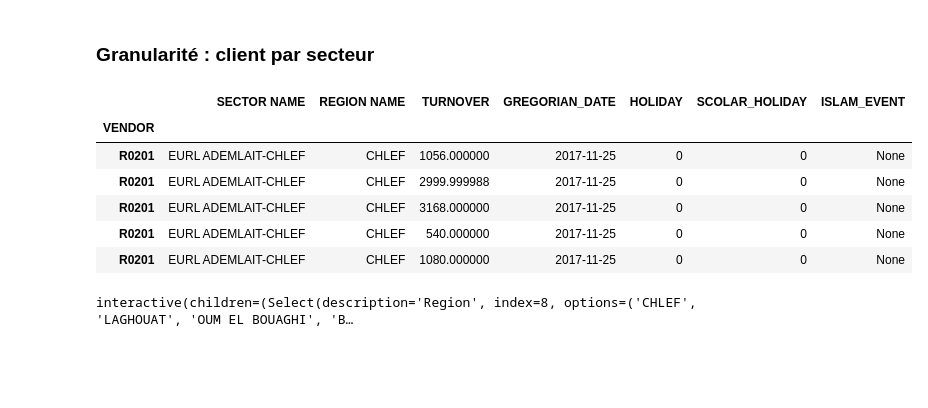
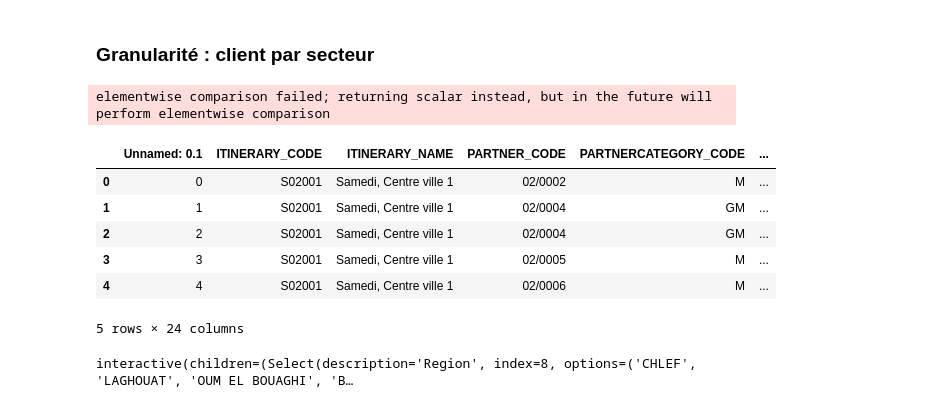
Before and after one commit to IsmailELY/Machine_Learning_for_Forecasting_Sales, a Jupyter notebook: Second_step.ipynb, the cells around one changed output. Saved outputs shown, nothing was run; the diff lists cells and outputs as text; code cells hidden in the pictures; blank space fills up the shorter version.

```diff
--- a/Second_step.ipynb
+++ b/Second_step.ipynb
@@ -626,18 +628,19 @@ def ClientDisp(region,choix):
     fig = go.Figure(data=fig)
     pyo.iplot(fig)
 # %%
-cols=["REGION NAME","SECTOR NAME","GREGORIAN_DATE","HOLIDAY","SCOLAR_HOLIDAY","ISLAM_EVENT","TURNOVER","VENDOR"]
+# cols=["REGION NAME","SECTOR NAME","GREGORIAN_DATE","HOLIDAY","SCOLAR_HOLIDAY","ISLAM_EVENT","TURNOVER","VENDOR"]
 types={column : "category" for column in cols[:6]}
-myData3 = pd.read_csv(csv_path+"Updated_Data_2.csv",header=0,engine='c',index_col=[0],usecols=cols,low_memory=False,encoding = 'utf-8',dtype=types)
+myData3 = pd.read_csv(csv_path+"Updated_Data_2.csv",header=0,engine='c',index_col=[0],low_memory=False,encoding = 'utf-8',dtype=types)
 myData3.head()
 # %% [output]
+elementwise comparison failed; returning scalar instead, but in the future will perform elementwise comparison
-|  | SECTOR NAME | REGION NAME | TURNOVER | GREGORIAN_DATE | HOLIDAY | SCOLAR_HOLIDAY | ISLAM_EVENT |
-| VENDOR |  |  |  |  |  |  |  |
-| R0201 | EURL ADEMLAIT-CHLEF | CHLEF | 1056.000000 | 2017-11-25 | 0 | 0 | None |
-| R0201 | EURL ADEMLAIT-CHLEF | CHLEF | 2999.999988 | 2017-11-25 | 0 | 0 | None |
-| R0201 | EURL ADEMLAIT-CHLEF | CHLEF | 3168.000000 | 2017-11-25 | 0 | 0 | None |
-| R0201 | EURL ADEMLAIT-CHLEF | CHLEF | 540.000000 | 2017-11-25 | 0 | 0 | None |
-| R0201 | EURL ADEMLAIT-CHLEF | CHLEF | 1080.000000 | 2017-11-25 | 0 | 0 | None |
+|  | Unnamed: 0.1 | ITINERARY_CODE | ITINERARY_NAME | PARTNER_CODE | PARTNERCATEGORY_CODE | ... |
+| 0 | 0 | S02001 | Samedi, Centre ville 1 | 02/0002 | M | ... |
+| 1 | 1 | S02001 | Samedi, Centre ville 1 | 02/0004 | GM | ... |
+| 2 | 2 | S02001 | Samedi, Centre ville 1 | 02/0004 | GM | ... |
+| 3 | 3 | S02001 | Samedi, Centre ville 1 | 02/0005 | M | ... |
+| 4 | 4 | S02001 | Samedi, Centre ville 1 | 02/0006 | M | ... |
+5 rows × 24 columns
 # %%
 region_name = widgets.Select(
     options=list(sectorDict.keys()),
```
Also changed, not shown: parts of 2 cells of this notebook, 3 other files.
